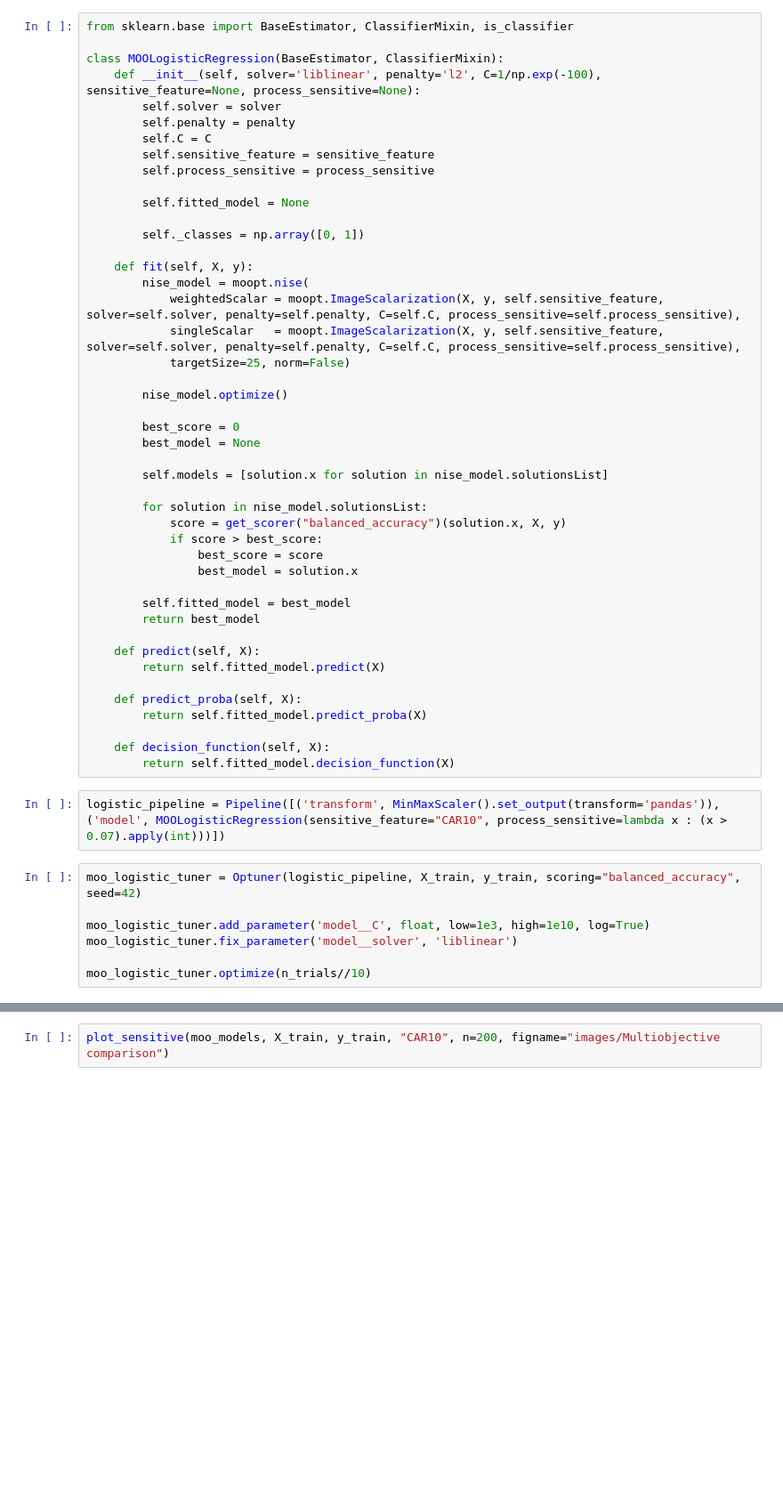
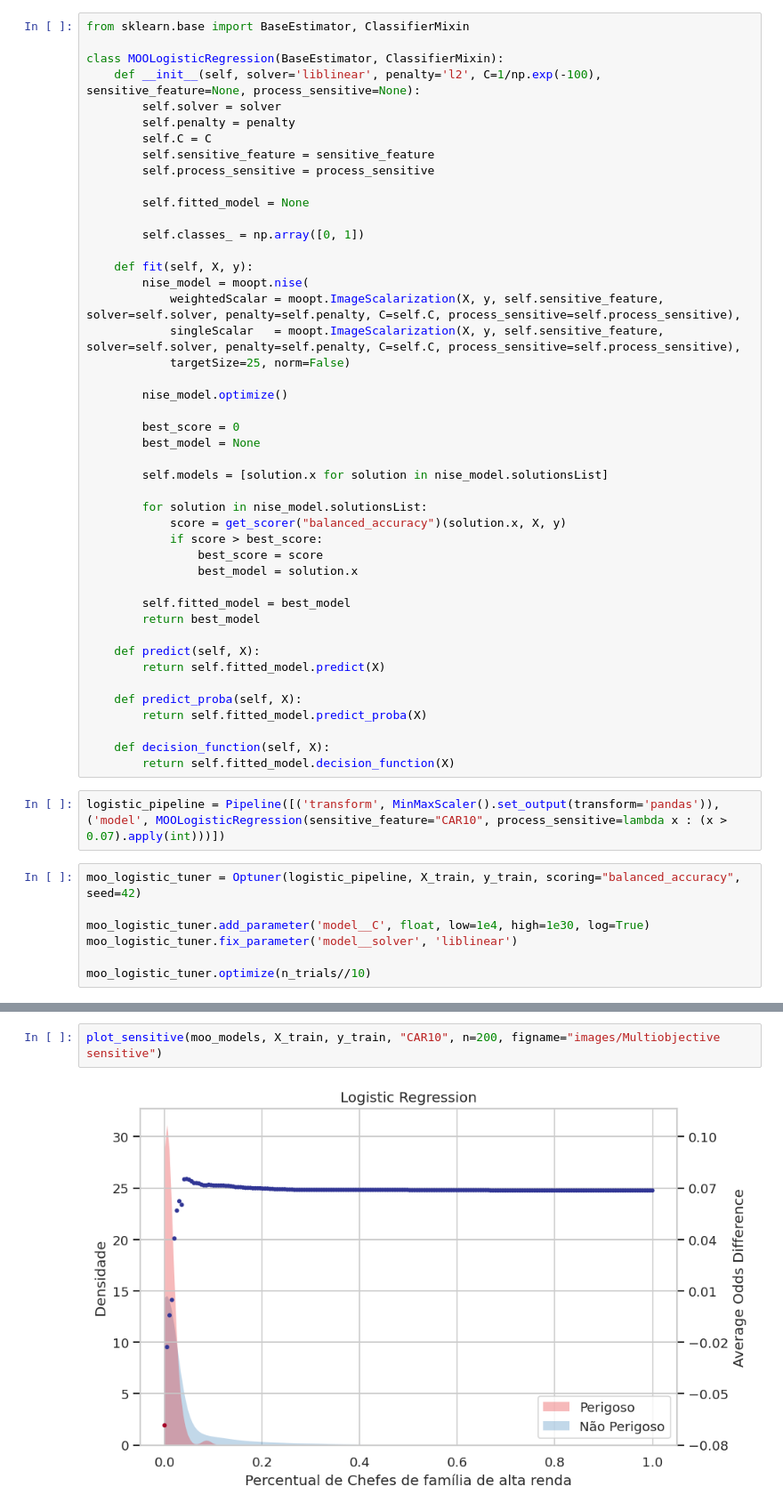
Before and after one commit to DanielGardin/MO810---Aprendizado-de-M-quina--tico, a Jupyter notebook: T4 - Imparcialidade/Notebook 4.1 - Modelagem.ipynb, the cells around one changed output, grey strips where cells are left out. Shown at 89% size. Drawn from its saved outputs; the diff is of its cells as text; blank space fills up the shorter version.

```diff
--- a/T4 - Imparcialidade/Notebook 4.1 - Modelagem.ipynb
+++ b/T4 - Imparcialidade/Notebook 4.1 - Modelagem.ipynb
@@ -835,5 +851,5 @@ reload(moopt)
 # %%
-from sklearn.base import BaseEstimator, ClassifierMixin, is_classifier
+from sklearn.base import BaseEstimator, ClassifierMixin
 
 class MOOLogisticRegression(BaseEstimator, ClassifierMixin):
     def __init__(self, solver='liblinear', penalty='l2', C=1/np.exp(-100), sensitive_feature=None, process_sensitive=None):
@@ -845,7 +861,7 @@ class MOOLogisticRegression(BaseEstimator, ClassifierMixin):
 
         self.fitted_model = None
 
-        self._classes = np.array([0, 1])
+        self.classes_ = np.array([0, 1])
 
     def fit(self, X, y):
         nise_model = moopt.nise(
@@ -882,7 +898,7 @@ logistic_pipeline = Pipeline([('transform', MinMaxScaler().set_output(transform=
 # %%
 moo_logistic_tuner = Optuner(logistic_pipeline, X_train, y_train, scoring="balanced_accuracy", seed=42)
 
-moo_logistic_tuner.add_parameter('model__C', float, low=1e3, high=1e10, log=True)
+moo_logistic_tuner.add_parameter('model__C', float, low=1e4, high=1e30, log=True)
 moo_logistic_tuner.fix_parameter('model__solver', 'liblinear')
 
 moo_logistic_tuner.optimize(n_trials//10)
@@ -898,2 +917,4 @@ AttributeError: can't set attribute
 # %%
-plot_sensitive(moo_models, X_train, y_train, "CAR10", n=200, figname="images/Multiobjective comparison")
+plot_sensitive(moo_models, X_train, y_train, "CAR10", n=200, figname="images/Multiobjective sensitive")
+# %% [output]
+[figure, added]
```
Also changed, not shown: parts of 5 cells of this notebook, 1 other file.
